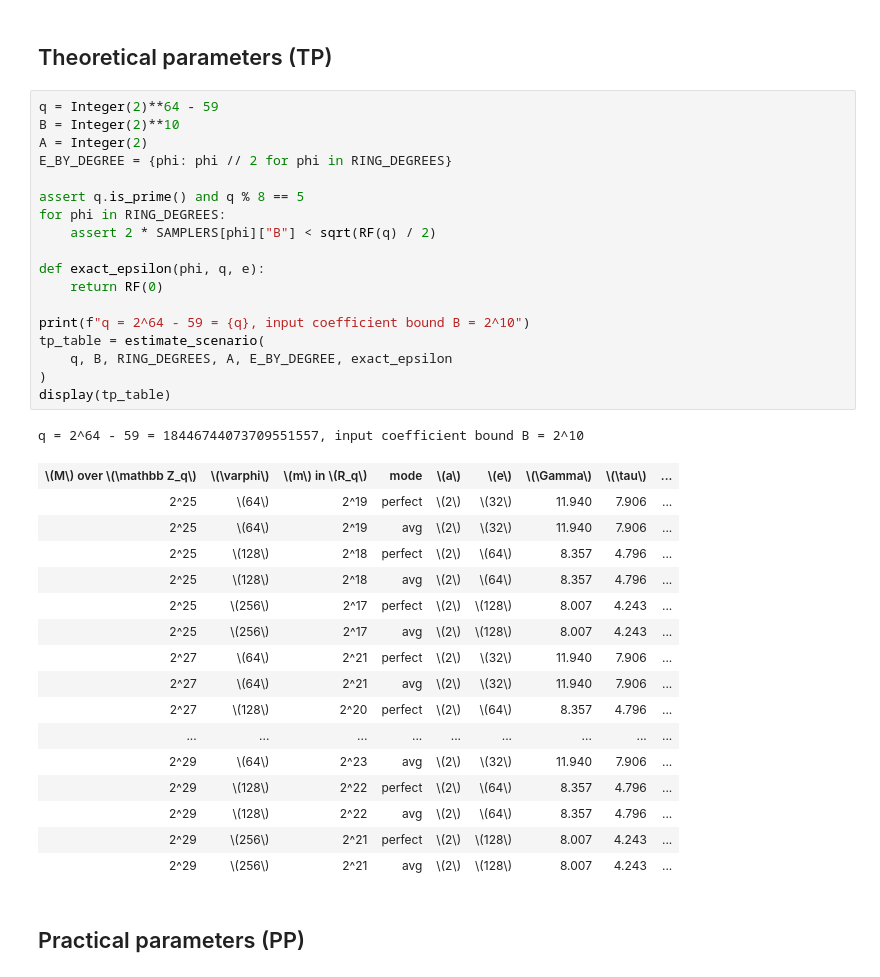
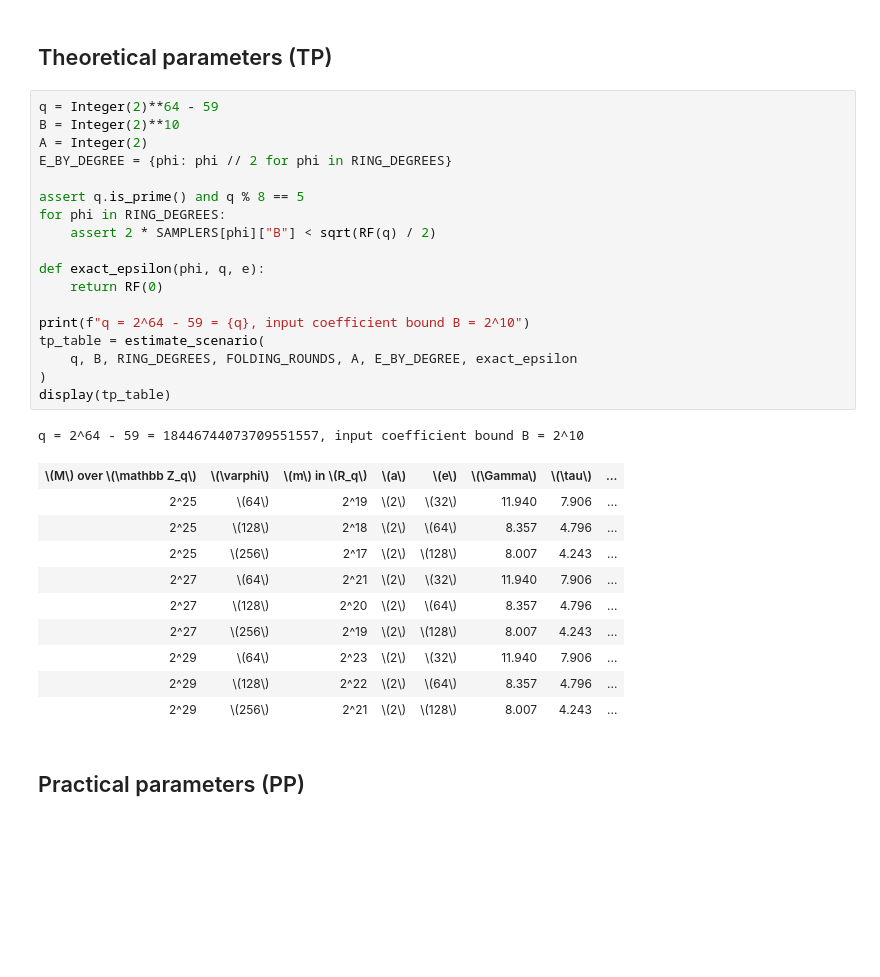
Before and after one commit to osdnk/pikku, a Jupyter notebook: estimates.ipynb, the cells around one changed output. Saved outputs shown, nothing was run; the diff lists cells and outputs as text; blank space fills up the shorter version.

```diff
--- a/estimates.ipynb
+++ b/estimates.ipynb
@@ -396,39 +405,33 @@ log2 JL extraction loss = 5.472573
 # %%
 q = Integer(2)**64 - 59
 B = Integer(2)**10
 A = Integer(2)
 E_BY_DEGREE = {phi: phi // 2 for phi in RING_DEGREES}
 
 assert q.is_prime() and q % 8 == 5
 for phi in RING_DEGREES:
     assert 2 * SAMPLERS[phi]["B"] < sqrt(RF(q) / 2)
 
 def exact_epsilon(phi, q, e):
     return RF(0)
 
 print(f"q = 2^64 - 59 = {q}, input coefficient bound B = 2^10")
 tp_table = estimate_scenario(
-    q, B, RING_DEGREES, A, E_BY_DEGREE, exact_epsilon
+    q, B, RING_DEGREES, FOLDING_ROUNDS, A, E_BY_DEGREE, exact_epsilon
 )
 display(tp_table)
 # %% [output]
 q = 2^64 - 59 = 18446744073709551557, input coefficient bound B = 2^10
-| \(M\) over \(\mathbb Z_q\) | \(\varphi\) | \(m\) in \(R_q\) | mode | \(a\) | \(e\) | \(\Gamma\) | \(\tau\) | ... |
-| 2^25 | \(64\) | 2^19 | perfect | \(2\) | \(32\) | 11.940 | 7.906 | ... |
-| 2^25 | \(64\) | 2^19 | avg | \(2\) | \(32\) | 11.940 | 7.906 | ... |
-| 2^25 | \(128\) | 2^18 | perfect | \(2\) | \(64\) | 8.357 | 4.796 | ... |
-| 2^25 | \(128\) | 2^18 | avg | \(2\) | \(64\) | 8.357 | 4.796 | ... |
-| 2^25 | \(256\) | 2^17 | perfect | \(2\) | \(128\) | 8.007 | 4.243 | ... |
-| 2^25 | \(256\) | 2^17 | avg | \(2\) | \(128\) | 8.007 | 4.243 | ... |
-| 2^27 | \(64\) | 2^21 | perfect | \(2\) | \(32\) | 11.940 | 7.906 | ... |
-| 2^27 | \(64\) | 2^21 | avg | \(2\) | \(32\) | 11.940 | 7.906 | ... |
-| 2^27 | \(128\) | 2^20 | perfect | \(2\) | \(64\) | 8.357 | 4.796 | ... |
-| ... | ... | ... | ... | ... | ... | ... | ... | ... |
-| 2^29 | \(64\) | 2^23 | avg | \(2\) | \(32\) | 11.940 | 7.906 | ... |
-| 2^29 | \(128\) | 2^22 | perfect | \(2\) | \(64\) | 8.357 | 4.796 | ... |
-| 2^29 | \(128\) | 2^22 | avg | \(2\) | \(64\) | 8.357 | 4.796 | ... |
-| 2^29 | \(256\) | 2^21 | perfect | \(2\) | \(128\) | 8.007 | 4.243 | ... |
-| 2^29 | \(256\) | 2^21 | avg | \(2\) | \(128\) | 8.007 | 4.243 | ... |
+| \(M\) over \(\mathbb Z_q\) | \(\varphi\) | \(m\) in \(R_q\) | \(a\) | \(e\) | \(\Gamma\) | \(\tau\) | ... |
+| 2^25 | \(64\) | 2^19 | \(2\) | \(32\) | 11.940 | 7.906 | ... |
+| 2^25 | \(128\) | 2^18 | \(2\) | \(64\) | 8.357 | 4.796 | ... |
+| 2^25 | \(256\) | 2^17 | \(2\) | \(128\) | 8.007 | 4.243 | ... |
+| 2^27 | \(64\) | 2^21 | \(2\) | \(32\) | 11.940 | 7.906 | ... |
+| 2^27 | \(128\) | 2^20 | \(2\) | \(64\) | 8.357 | 4.796 | ... |
+| 2^27 | \(256\) | 2^19 | \(2\) | \(128\) | 8.007 | 4.243 | ... |
+| 2^29 | \(64\) | 2^23 | \(2\) | \(32\) | 11.940 | 7.906 | ... |
+| 2^29 | \(128\) | 2^22 | \(2\) | \(64\) | 8.357 | 4.796 | ... |
+| 2^29 | \(256\) | 2^21 | \(2\) | \(128\) | 8.007 | 4.243 | ... |
 # %% [markdown]
 ## Practical parameters (PP)
 # %%
```
Also changed, not shown: parts of 4 cells of this notebook, 5 other files.
